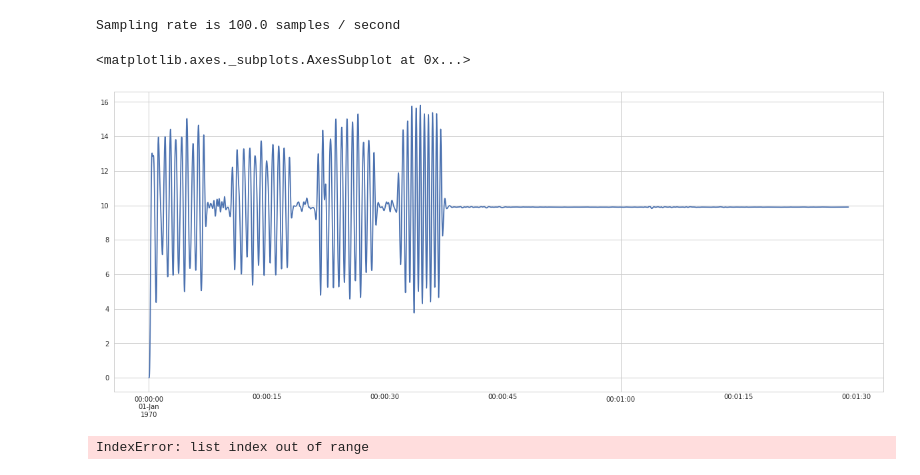
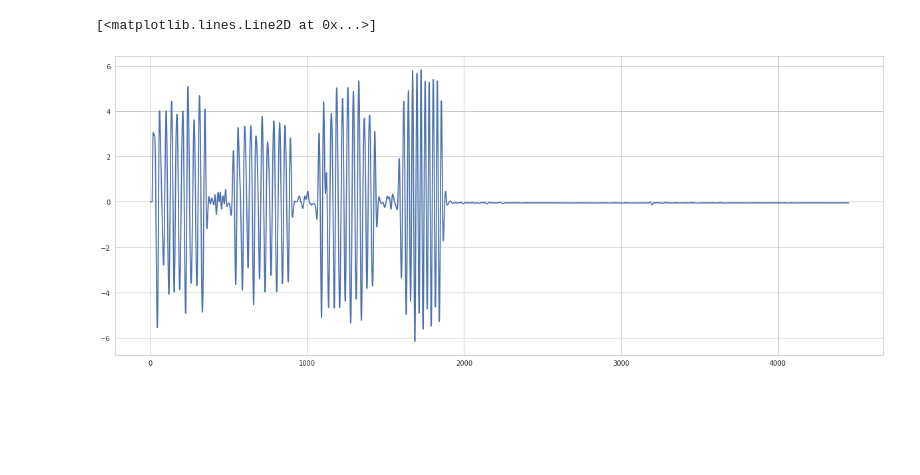
Before and after one commit to pdkit/pdkit, a Jupyter notebook: notebooks/clustering_algorithms.ipynb, the cells around one changed output. Drawn from its saved outputs; the diff is of its cells as text; code cells hidden in the pictures; blank space fills up the shorter version.

Commit message:
added more clustering and visualisation for new datasets

```diff
--- a/notebooks/clustering_algorithms.ipynb
+++ b/notebooks/clustering_algorithms.ipynb
@@ -26,17 +28,15 @@ Sampling rate is 499.6666666666667 samples / second
 # %%
-gp = GaitProcessor(sampling_frequency=100.0, filter_order=4, cutoff_frequency=2.0)
+gp = GaitProcessor(sampling_frequency=50.0, filter_order=4, cutoff_frequency=2.0)
 
 d = gp.resample_signal(gd)
-# %% [output]
-Sampling rate is 100.0 samples / second
 # %%
-df = gp.filter_data_frame(d)
+df = gp.filter_data_frame(d, centre=True)
 # %%
 # let's work on magnitude data from now on...
-dd = df.mag_sum_acc
-dd.plot()
+data = df.mag_sum_acc.values
+plt.plot(data)
 # %% [output]
-<matplotlib.axes._subplots.AxesSubplot at 0x...>
+[<matplotlib.lines.Line2D at 0x...>]
-[figure, old version]
+[figure, new version]
 # %%
 import sklearn.cluster as cluster
@@ -47,4 +45,0 @@ clusters = ms.fit_predict(dd.values.reshape(-1, 1))
-# %%
-colors = [['red', 'green', 'blue', 'yellow'][i] for i in clusters]
-# %% [output]
-IndexError: list index out of range
```
Also changed, not shown: parts of 16 cells of this notebook, 8 other files.
